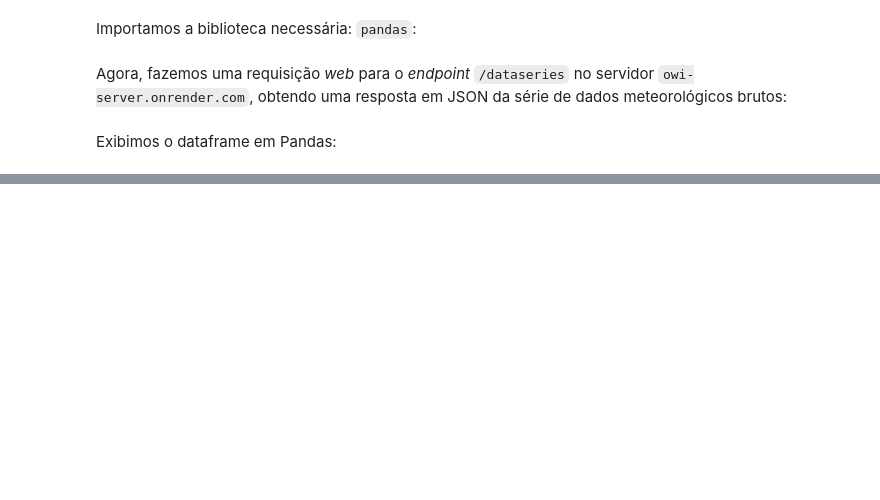
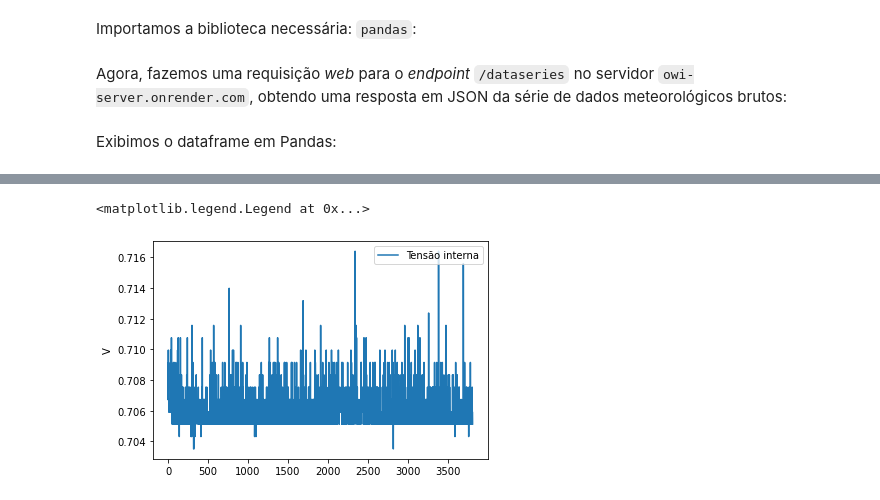
Before and after one commit to open-weather-iot/owi-client-examples, a Jupyter notebook: examples/python-experiments.ipynb, the cells around one changed output, grey strips where cells are left out. Cells and saved outputs as stored; diff of their text form; code cells hidden in the pictures; blank space fills up the shorter version.

```diff
--- a/examples/python-experiments.ipynb
+++ b/examples/python-experiments.ipynb
@@ -74,0 +103,7 @@ df_weather_data_series_csv
+# %%
+g = sns.lineplot(data=weather[['SYS/power/vsys/value']])
+g.set_ylabel('V')
+g.legend(loc='upper right', labels=['Tensão interna'])
+# %% [output]
+<matplotlib.legend.Legend at 0x...>
+[figure, added]
```
Also changed, not shown: parts of 20 cells of this notebook, 2 other files.
